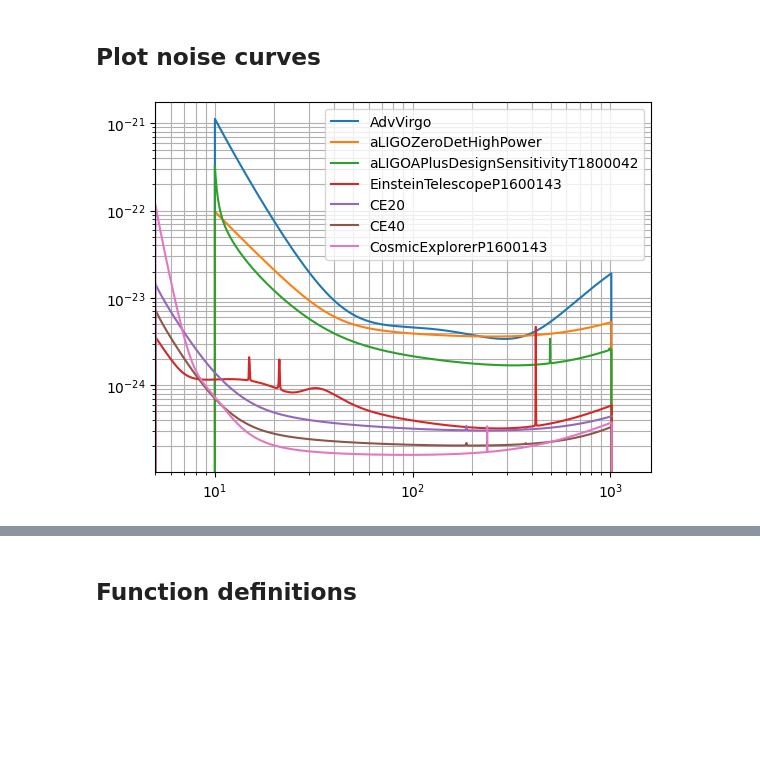
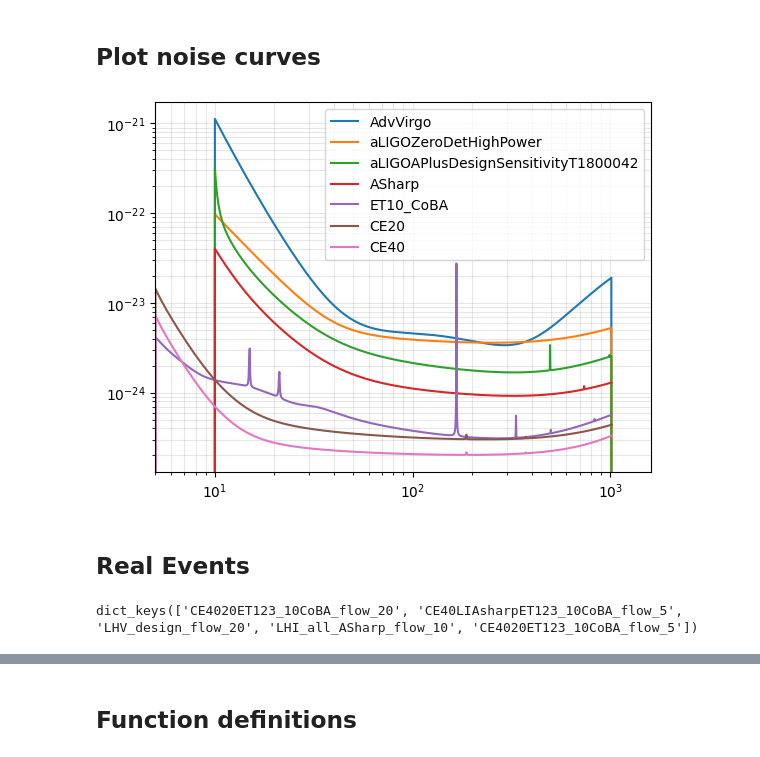
Before and after one commit to divyajyoti09/next_gen_detect, a Jupyter notebook: SNR_plots.ipynb, the cells around one changed output, grey strips where cells are left out. Cells and saved outputs as stored; diff of their text form; code cells hidden in the pictures; blank space fills up the shorter version.

```diff
--- a/SNR_plots.ipynb
+++ b/SNR_plots.ipynb
@@ -18,19 +19,24 @@ colors = plt.rcParams['axes.prop_cycle'].by_key()['color']
 # %%
 for psd_name, f_low in zip(['AdvVirgo',
                             'aLIGOZeroDetHighPower',
                             'aLIGOAPlusDesignSensitivityT1800042',
-                            'EinsteinTelescopeP1600143',
+                            'ASharp',
+                            #'EinsteinTelescopeP1600143',
+                            'ET10_CoBA',
                             'CE20',
-                            'CE40',
-                            'CosmicExplorerP1600143'], [10]*3+[5.01]*4):
+                            'CE40'],
+                            #'CosmicExplorerP1600143'],
+                           [10]*4+[5.01]*5):
     try:
         psd_data = generate_psd(psd_name, len(np.arange(f_low,1024,0.1)), 0.1, f_low)
     except:
         print(psd_name)
         psd_data = generate_psd(psd_name, len(np.arange(10,1024,0.1)), 0.1, 10)
     plt.loglog(psd_data.sample_frequencies, psd_data**0.5, label=psd_name)
 plt.xlim(5,)
 plt.legend()
-plt.grid(which='both')
+plt.grid(which='both', alpha=0.3)
 # %% [output]
-[figure, old version]
+[figure, new version]
+# %% [markdown]
+## Real Events
@@ -36,0 +62,4 @@ plt.grid(which='both')
+# %%
+events_data_dict['GW150914'].keys()
+# %% [output]
+dict_keys(['CE4020ET123_10CoBA_flow_20', 'CE40LIAsharpET123_10CoBA_flow_5', 'LHV_design_flow_20', 'LHI_all_ASharp_flow_10', 'CE4020ET123_10CoBA_flow_5'])
```
Also changed, not shown: parts of 8 cells of this notebook, 13 other files.
